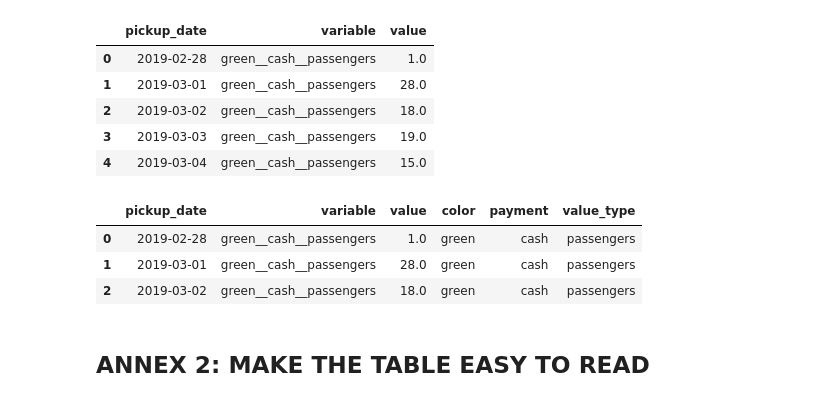
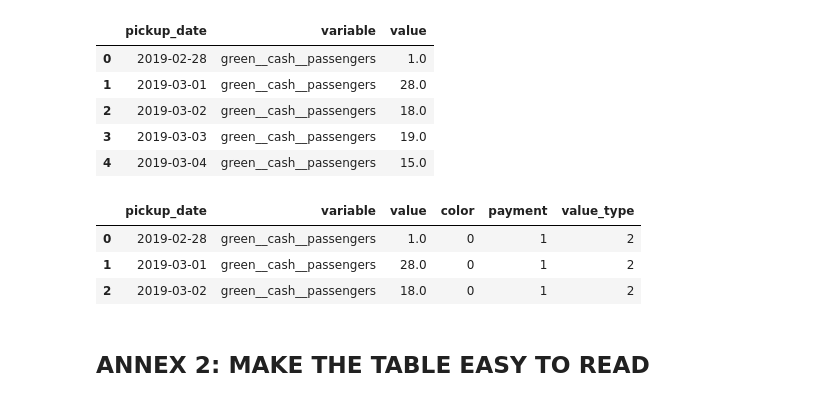
Before and after one commit to massardier/visualizations_python, a Jupyter notebook: pandas_manipulations.ipynb, the cells around one changed output. Saved outputs shown, nothing was run; the diff lists cells and outputs as text; code cells hidden in the pictures.

```diff
--- a/pandas_manipulations.ipynb
+++ b/pandas_manipulations.ipynb
@@ -588,14 +722,14 @@ simplified_taxis_long.head()
 # %%
 # split the values in the 'variable' column into several columns:
 
-simplified_taxis_long['color'],simplified_taxis_long['payment'],simplified_taxis_long['value_type']=simplified_taxis_long['variable'].str.split("__").str
+simplified_taxis_long['color'],simplified_taxis_long['payment'],simplified_taxis_long['value_type']=simplified_taxis_long['variable'].str.split('__', expand=True)
 
 simplified_taxis_long.head(3)
 # %% [output]
 |  | pickup_date | variable | value | color | payment | value_type |
-| 0 | 2019-02-28 | green__cash__passengers | 1.0 | green | cash | passengers |
-| 1 | 2019-03-01 | green__cash__passengers | 28.0 | green | cash | passengers |
-| 2 | 2019-03-02 | green__cash__passengers | 18.0 | green | cash | passengers |
+| 0 | 2019-02-28 | green__cash__passengers | 1.0 | 0 | 1 | 2 |
+| 1 | 2019-03-01 | green__cash__passengers | 28.0 | 0 | 1 | 2 |
+| 2 | 2019-03-02 | green__cash__passengers | 18.0 | 0 | 1 | 2 |
 # %% [markdown]
 ## ANNEX 2: MAKE THE TABLE EASY TO READ
 # %%
```
Also changed, not shown: parts of 38 cells of this notebook, 5 other files.
